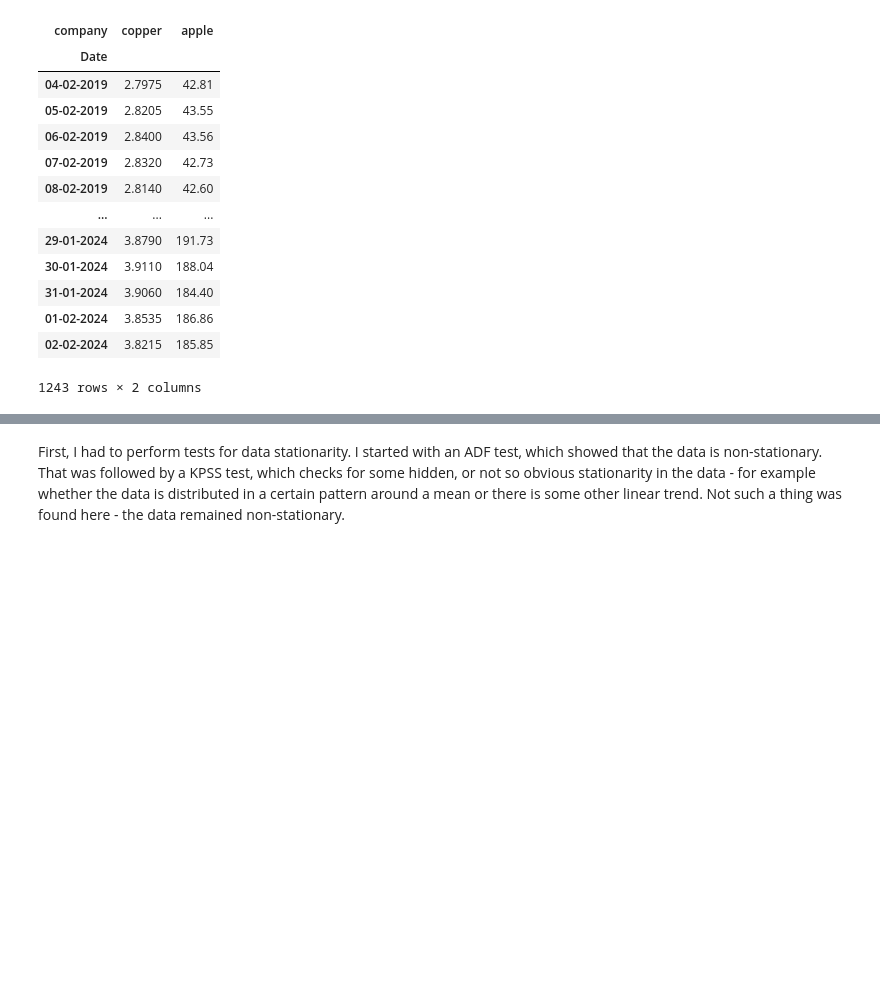
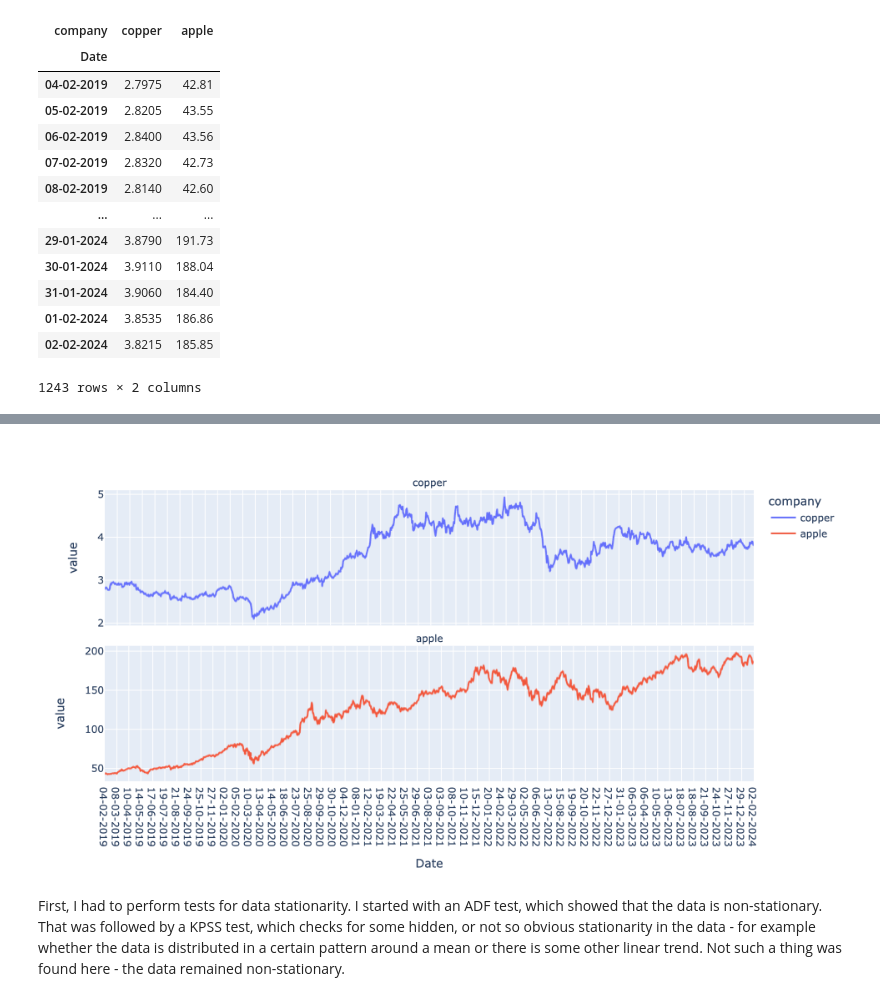
Before and after one commit to human1abs/portfolio-jupyter-notebooks, a Jupyter notebook: stock_price_analysis_granger_causality.ipynb, the cells around one changed output, grey strips where cells are left out. Cells and saved outputs as stored; diff of their text form; code cells hidden in the pictures; blank space fills up the shorter version.

```diff
--- a/stock_price_analysis_granger_causality.ipynb
+++ b/stock_price_analysis_granger_causality.ipynb
@@ -79,6 +89,10 @@ fig.update_yaxes(matches=None)
 fig.show()
 # %% [output]
 [interactive output not drawn]
+# %%
+display_image("newplot-8.png")
+# %% [output]
+[figure, added]
 # %% [markdown]
 First, I had to perform tests for data stationarity. I started with an ADF test, which showed that the data is non-stationary. That was followed by a KPSS test, which checks for some hidden, or not so obvious stationarity in the data - for example whether the data is distributed in a certain pattern around a mean or there is some other linear trend. Not such a thing was found here - the data remained non-stationary.
 # %%
```
Also changed, not shown: parts of 7 cells of this notebook.
